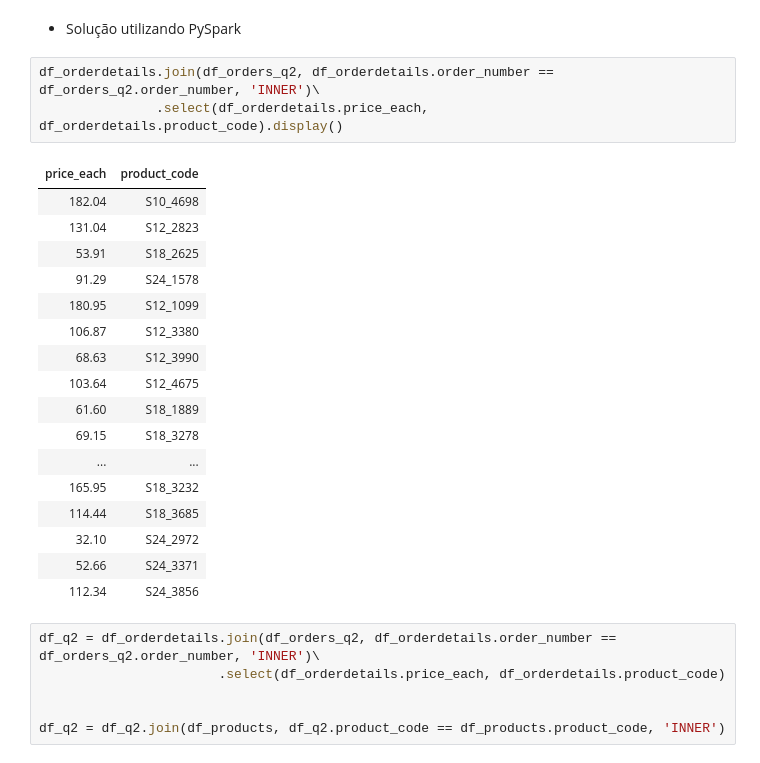
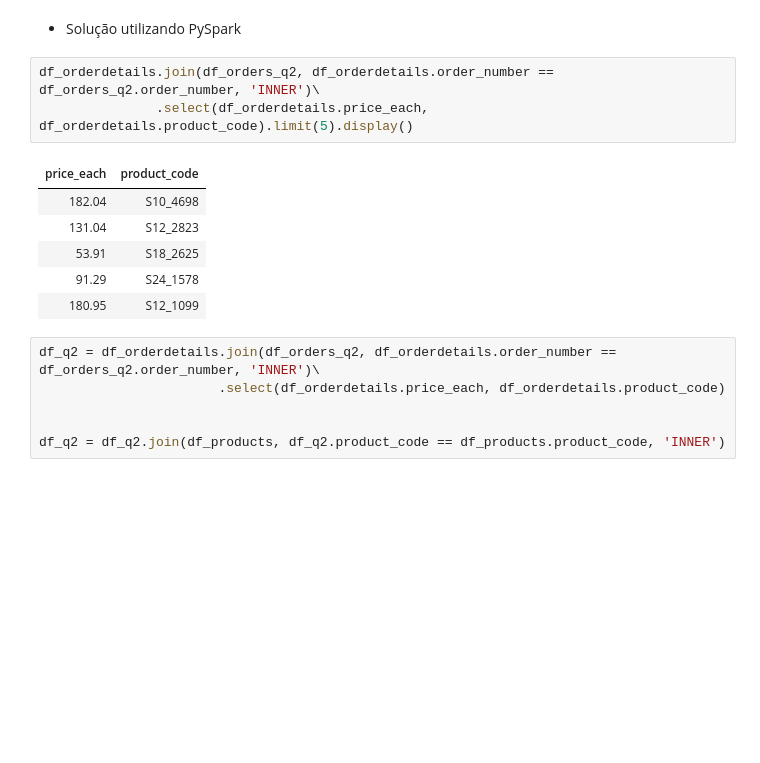
Before and after one commit to FernandoBarbosaB/Analise_Ecommerce, a Jupyter notebook: join_analise.ipynb, the cells around one changed output. Saved outputs shown, nothing was run; the diff lists cells and outputs as text; blank space fills up the shorter version.

```diff
--- a/join_analise.ipynb
+++ b/join_analise.ipynb
@@ -419,25 +379,14 @@ LIMIT(1)
 - Solução utilizando PySpark
 # %%
 df_orderdetails.join(df_orders_q2, df_orderdetails.order_number == df_orders_q2.order_number, 'INNER')\
-               .select(df_orderdetails.price_each, df_orderdetails.product_code).display()
+               .select(df_orderdetails.price_each, df_orderdetails.product_code).limit(5).display()
 # %% [output]
 | price_each | product_code |
 | 182.04 | S10_4698 |
 | 131.04 | S12_2823 |
 | 53.91 | S18_2625 |
 | 91.29 | S24_1578 |
 | 180.95 | S12_1099 |
-| 106.87 | S12_3380 |
-| 68.63 | S12_3990 |
-| 103.64 | S12_4675 |
-| 61.60 | S18_1889 |
-| 69.15 | S18_3278 |
-| ... | ... |
-| 165.95 | S18_3232 |
-| 114.44 | S18_3685 |
-| 32.10 | S24_2972 |
-| 52.66 | S24_3371 |
-| 112.34 | S24_3856 |
 # %%
 df_q2 = df_orderdetails.join(df_orders_q2, df_orderdetails.order_number == df_orders_q2.order_number, 'INNER')\
                        .select(df_orderdetails.price_each, df_orderdetails.product_code)
```
Also changed, not shown: parts of 5 cells of this notebook.
